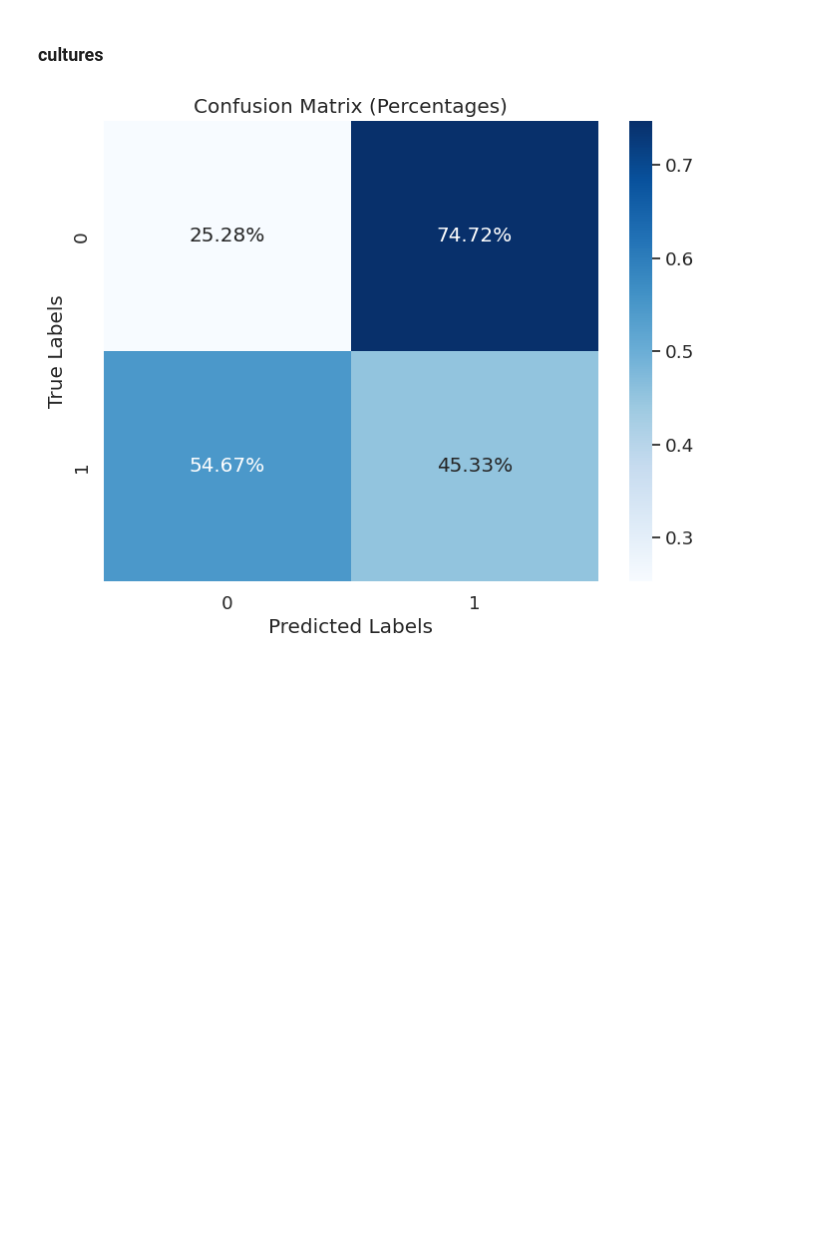
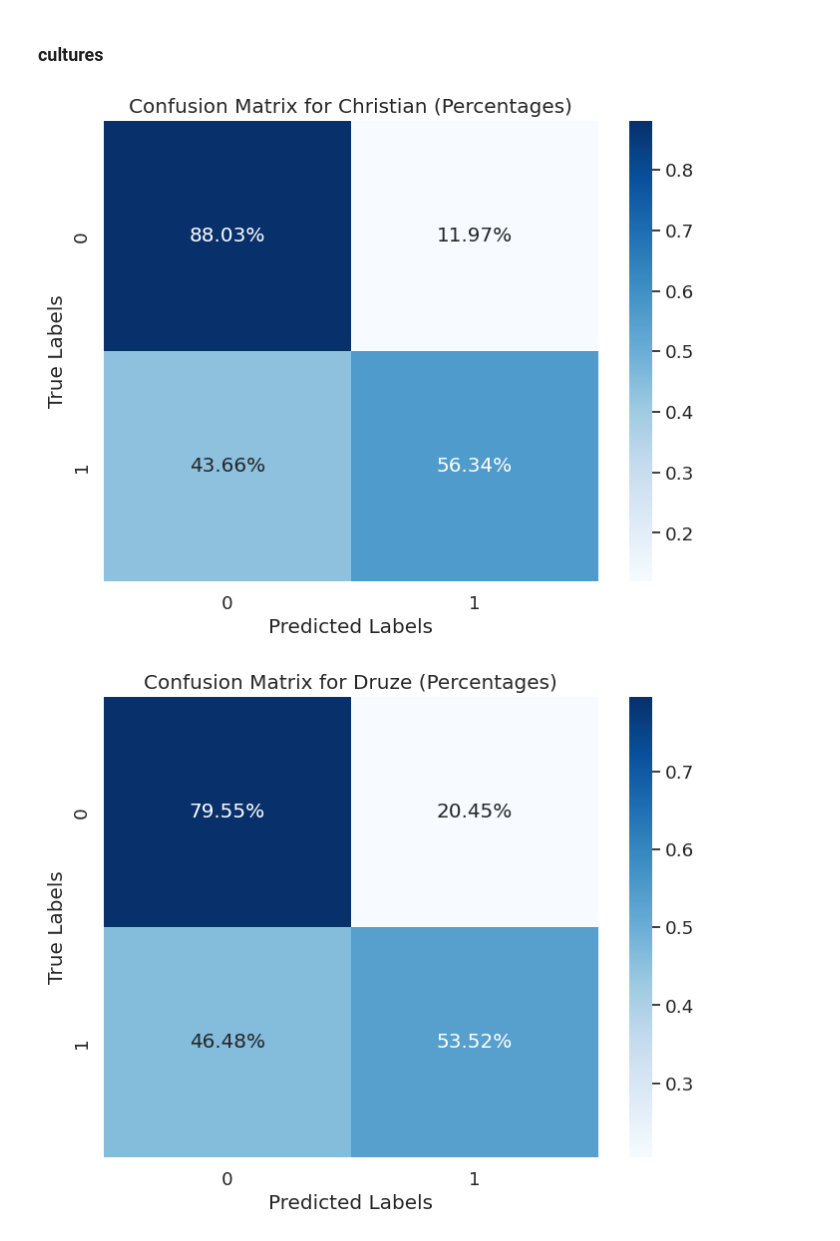
Before and after one commit to shelly-serafimovich/Data-analysis-and-presentation-laboratory---HW1---00094295, a Jupyter notebook: ML_Moral_Judgment_and_Liability_Project.ipynb, the cells around one changed output. Saved outputs shown, nothing was run; the diff lists cells and outputs as text; code cells hidden in the pictures; blank space fills up the shorter version.

```diff
--- a/ML_Moral_Judgment_and_Liability_Project.ipynb
+++ b/ML_Moral_Judgment_and_Liability_Project.ipynb
@@ -535,31 +584,39 @@ df.to_csv(output_path, index=False)
 # %% [markdown]
 ### cultures
 # %%
-import pandas as pd
-import matplotlib.pyplot as plt
-import seaborn as sns
-from sklearn.metrics import confusion_matrix, ConfusionMatrixDisplay
+# Define a function to plot confusion matrix for a given culture
+def plot_confusion_matrix_for_culture(df, culture):
+    # Filter the DataFrame for the specific culture
+    df_culture = df[df["culture"] == culture]
 
+    # Extract the true labels and predicted labels
+    y_true = df_culture["label"]
+    if(culture) == 'Jewish':
+      y_pred = abs(df_culture["predicted_label"] - 1)
+    else:
+      y_pred = df_culture["predicted_label"]
 
-df = pd.read_csv("/content/compliance_test_set_tagged_model.csv")
+    # Compute the confusion matrix
+    cm = confusion_matrix(y_true, y_pred)
 
-# Extract the true labels and predicted labels
-y_true = df["label"]
-y_pred = df["predicted_label"]
+    # Normalize the confusion matrix by dividing by the total number of instances
+    cm_normalized = cm.astype('float') / cm.sum(axis=1)[:, np.newaxis]
 
-# Compute the confusion matrix
-cm = confusion_matrix(y_true, y_pred)
+    # Plot the normalized confusion matrix
+    plt.figure(figsize=(8, 6))
+    sns.set(font_scale=1.2)
+    sns.heatmap(cm_normalized, annot=True, fmt=".2%", cmap="Blues", xticklabels=["0", "1"], yticklabels=["0", "1"])
+    plt.xlabel("Predicted Labels")
+    plt.ylabel("True Labels")
+    plt.title(f"Confusion Matrix for {culture} (Percentages)")
+    plt.show()
 
-# Normalize the confusion matrix by dividing by the total number of instances
-cm_normalized = cm.astype('float') / cm.sum(axis=1)[:, np.newaxis]
+# Get the unique cultures
+cultures = df["culture"].unique()
 
-# Plot the normalized confusion matrix
-plt.figure(figsize=(8, 6))
-sns.set(font_scale=1.2)
-sns.heatmap(cm_normalized, annot=True, fmt=".2%", cmap="Blues", xticklabels=["0", "1"], yticklabels=["0", "1"])
-plt.xlabel("Predicted Labels")
-plt.ylabel("True Labels")
-plt.title("Confusion Matrix (Percentages)")
-plt.show()
+# Plot confusion matrix for each culture
+for culture in cultures:
+    plot_confusion_matrix_for_culture(df, culture)
 # %% [output]
-[figure, old version]
+[figure, new version]
+[figure, added]
```
Also changed, not shown: parts of 50 cells of this notebook.
